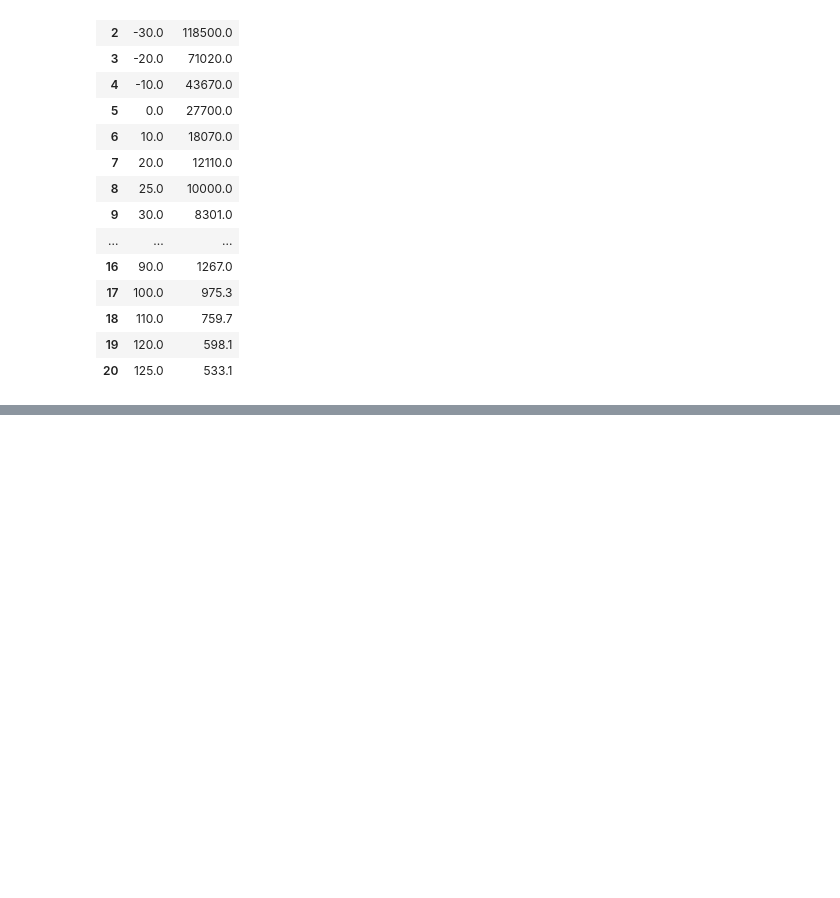
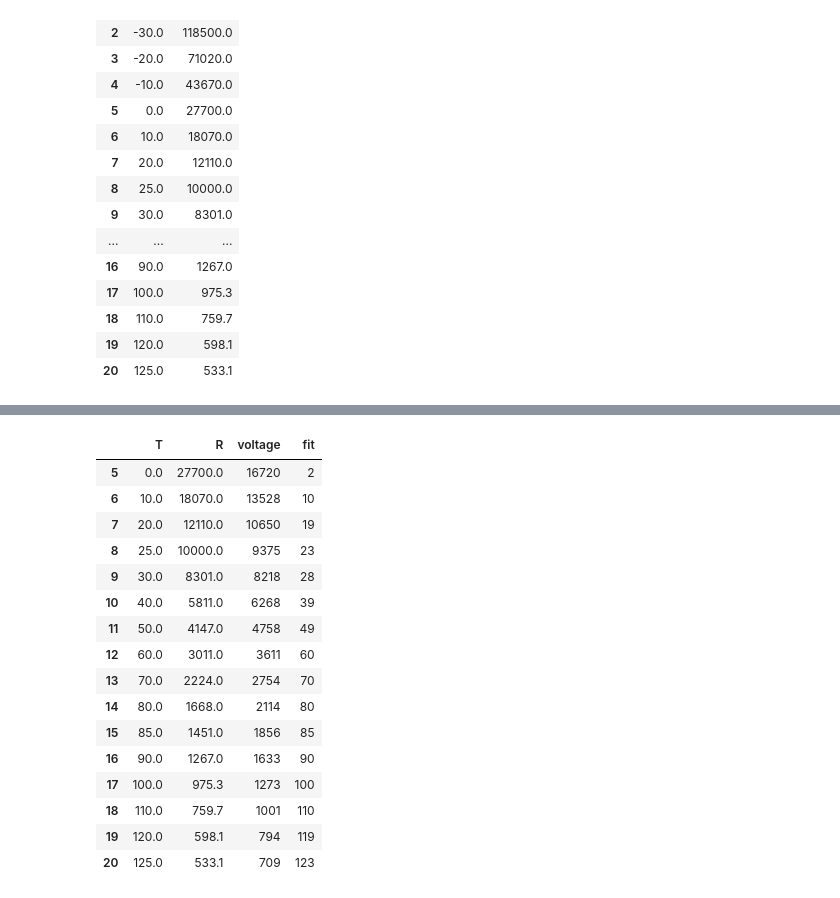
Before and after one commit to raceup-electric/bms_hv, a Jupyter notebook: polynomialFit/rizzottoFit.ipynb, the cells around one changed output, grey strips where cells are left out. Saved outputs shown, nothing was run; the diff lists cells and outputs as text; code cells hidden in the pictures; blank space fills up the shorter version.

```diff
--- a/polynomialFit/rizzottoFit.ipynb
+++ b/polynomialFit/rizzottoFit.ipynb
@@ -75 +85,23 @@ plt.scatter(df["voltage"], df["T"])
+# %%
+df["fit"] = fit[0] * (df["voltage"]**(-fit[1])) + fit[2]
+df["fit"] = df["fit"].astype(int)
+df
+# %% [output]
+|  | T | R | voltage | fit |
+| 5 | 0.0 | 27700.0 | 16720 | 2 |
+| 6 | 10.0 | 18070.0 | 13528 | 10 |
+| 7 | 20.0 | 12110.0 | 10650 | 19 |
+| 8 | 25.0 | 10000.0 | 9375 | 23 |
+| 9 | 30.0 | 8301.0 | 8218 | 28 |
+| 10 | 40.0 | 5811.0 | 6268 | 39 |
+| 11 | 50.0 | 4147.0 | 4758 | 49 |
+| 12 | 60.0 | 3011.0 | 3611 | 60 |
+| 13 | 70.0 | 2224.0 | 2754 | 70 |
+| 14 | 80.0 | 1668.0 | 2114 | 80 |
+| 15 | 85.0 | 1451.0 | 1856 | 85 |
+| 16 | 90.0 | 1267.0 | 1633 | 90 |
+| 17 | 100.0 | 975.3 | 1273 | 100 |
+| 18 | 110.0 | 759.7 | 1001 | 110 |
+| 19 | 120.0 | 598.1 | 794 | 119 |
+| 20 | 125.0 | 533.1 | 709 | 123 |
 # %%
```
Also changed, not shown: parts of 9 cells of this notebook, 2 other files.
